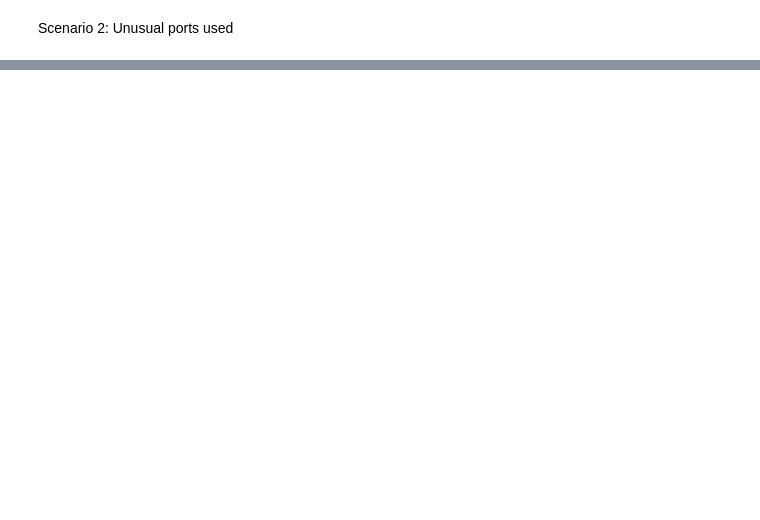
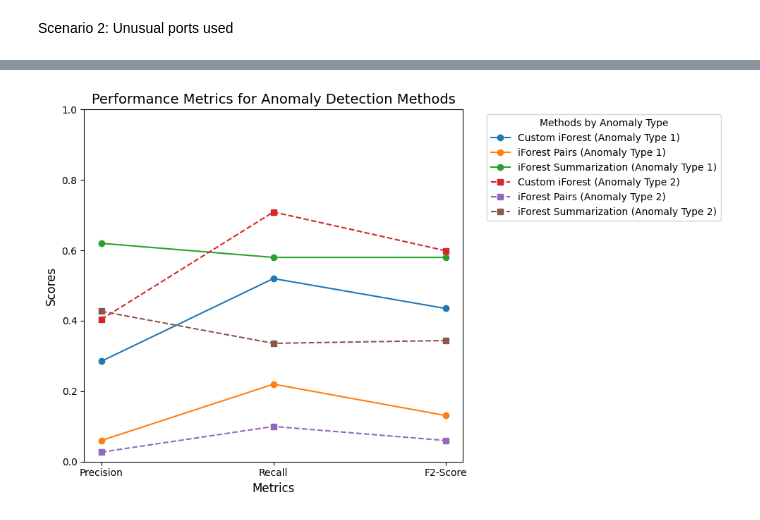
Before and after one commit to cdjidjev/custom_iForest, a Jupyter notebook: processingTrees_update.ipynb, the cells around one changed output, grey strips where cells are left out. Cells and saved outputs as stored; diff of their text form; code cells hidden in the pictures; blank space fills up the shorter version.

```diff
--- a/processingTrees_update.ipynb
+++ b/processingTrees_update.ipynb
@@ -876,0 +888,44 @@ df.head(100)
+# %%
+import matplotlib.pyplot as plt
+import numpy as np
+
+# Data for plotting
+methods = ['Custom iForest', 'iForest Pairs', 'iForest Summarization']
+metrics = ['Precision', 'Recall', 'F2-Score']
+
+# Reshape data for plotting
+anomaly_1_scores = np.array([
+    [0.285, 0.520, 0.435],  # Custom iForest
+    [0.060, 0.220, 0.131],  # iForest Pairs
+    [0.62, 0.58, 0.58]      # iForest Summarization
+])
+
+anomaly_2_scores = np.array([
+    [0.404, 0.709, 0.599],  # Custom iForest
+    [0.027, 0.100, 0.060],  # iForest Pairs
+    [0.427, 0.336, 0.344]   # iForest Summarization
+])
+
+# Set up the plot
+plt.figure(figsize=(10, 6))
+
+# Plot lines for Anomaly Type 1
+for i, method in enumerate(methods):
+    plt.plot(metrics, anomaly_1_scores[i], marker='o', label=f"{method} (Anomaly Type 1)")
+
+# Plot lines for Anomaly Type 2
+for i, method in enumerate(methods):
+    plt.plot(metrics, anomaly_2_scores[i], marker='s', linestyle='--', label=f"{method} (Anomaly Type 2)")
+
+# Add labels, title, and legend
+plt.title("Performance Metrics for Anomaly Detection Methods", fontsize=14)
+plt.xlabel("Metrics", fontsize=12)
+plt.ylabel("Scores", fontsize=12)
+plt.ylim(0, 1)  # Set consistent scale for scores
+plt.legend(title="Methods by Anomaly Type", bbox_to_anchor=(1.05, 1), loc='upper left')
+plt.tight_layout()
+
+# Show the plot
+plt.show()
+# %% [output]
+[figure, added]
```
Also changed, not shown: parts of 27 cells of this notebook, 20 other files.
